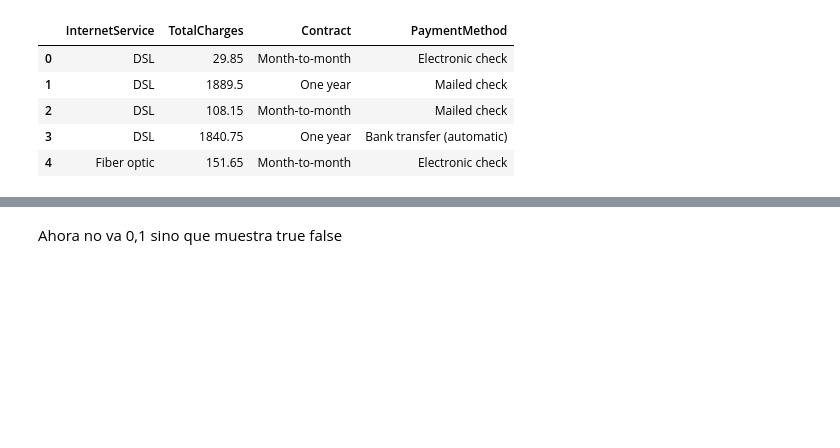
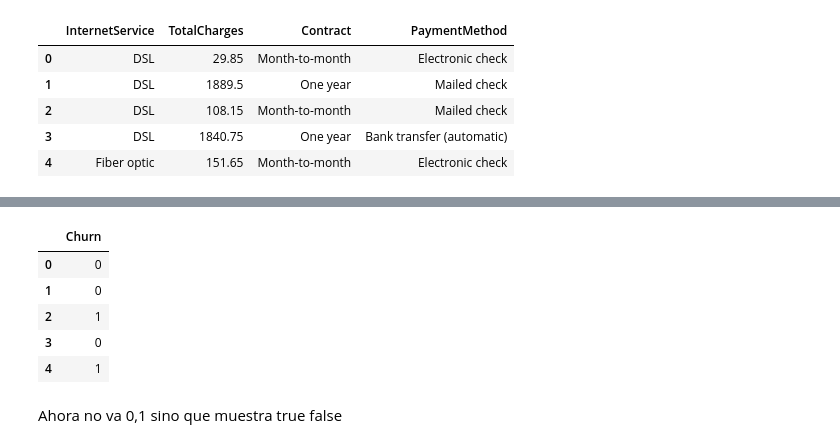
Before and after one commit to valemicolgarcia/Machine-Learning-for-Data-Science, a Jupyter notebook: Algoritmos de Clasificacion/ejemplo_en_clase.ipynb, the cells around one changed output, grey strips where cells are left out. Saved outputs shown, nothing was run; the diff lists cells and outputs as text; code cells hidden in the pictures; blank space fills up the shorter version.

```diff
--- a/Algoritmos de Clasificacion/ejemplo_en_clase.ipynb
+++ b/Algoritmos de Clasificacion/ejemplo_en_clase.ipynb
@@ -44,4 +68,20 @@ x_encoded.head()
 5 rows × 6541 columns
+# %%
+from sklearn.preprocessing import LabelEncoder
+label_encoder = LabelEncoder()
+
+for columna in y:
+    label_encoder.fit([columna])
+    y[columna] = label_encoder.fit_transform(y[columna])
+
+y.head()
+# %% [output]
+|  | Churn |
+| 0 | 0 |
+| 1 | 0 |
+| 2 | 1 |
+| 3 | 0 |
+| 4 | 1 |
 # %% [markdown]
 Ahora no va 0,1 sino que muestra true false
 # %%
```
Also changed, not shown: parts of 7 cells of this notebook, 5 other files.
